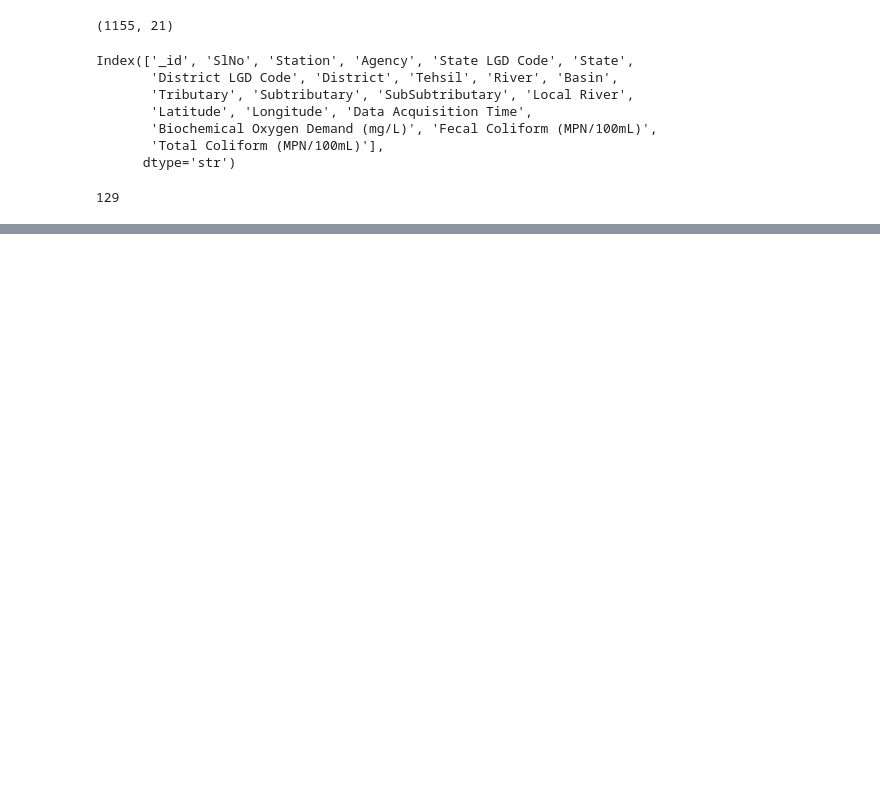
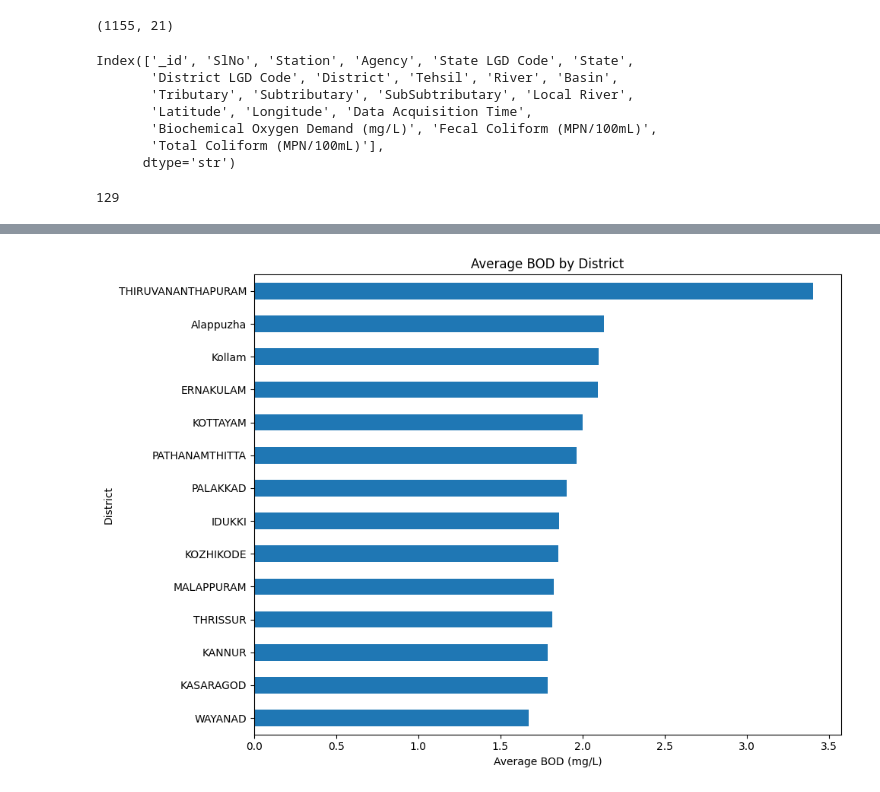
Before and after one commit to SanjanaPS502428/Water-Quality-Analysis, a Jupyter notebook: notebooks/02_water_quality_eda.ipynb, the cells around one changed output, grey strips where cells are left out. Cells and saved outputs as stored; diff of their text form; code cells hidden in the pictures; blank space fills up the shorter version.

```diff
--- a/notebooks/02_water_quality_eda.ipynb
+++ b/notebooks/02_water_quality_eda.ipynb
@@ -22,0 +58,6 @@ df["Station"].nunique()
+# %%
+district_bod = df.groupby("District")[
+    "Biochemical Oxygen Demand (mg/L)"
+].mean().sort_values(ascending=False)
+
+district_bod
@@ -22,0 +81,12 @@ df["Station"].nunique()
+# %%
+import matplotlib.pyplot as plt
+
+district_bod.sort_values().plot(kind="barh", figsize=(10, 7))
+
+plt.title("Average BOD by District")
+plt.xlabel("Average BOD (mg/L)")
+plt.ylabel("District")
+plt.tight_layout()
+plt.show()
+# %% [output]
+[figure, added]
```
Also changed, not shown: parts of 4 cells of this notebook.
